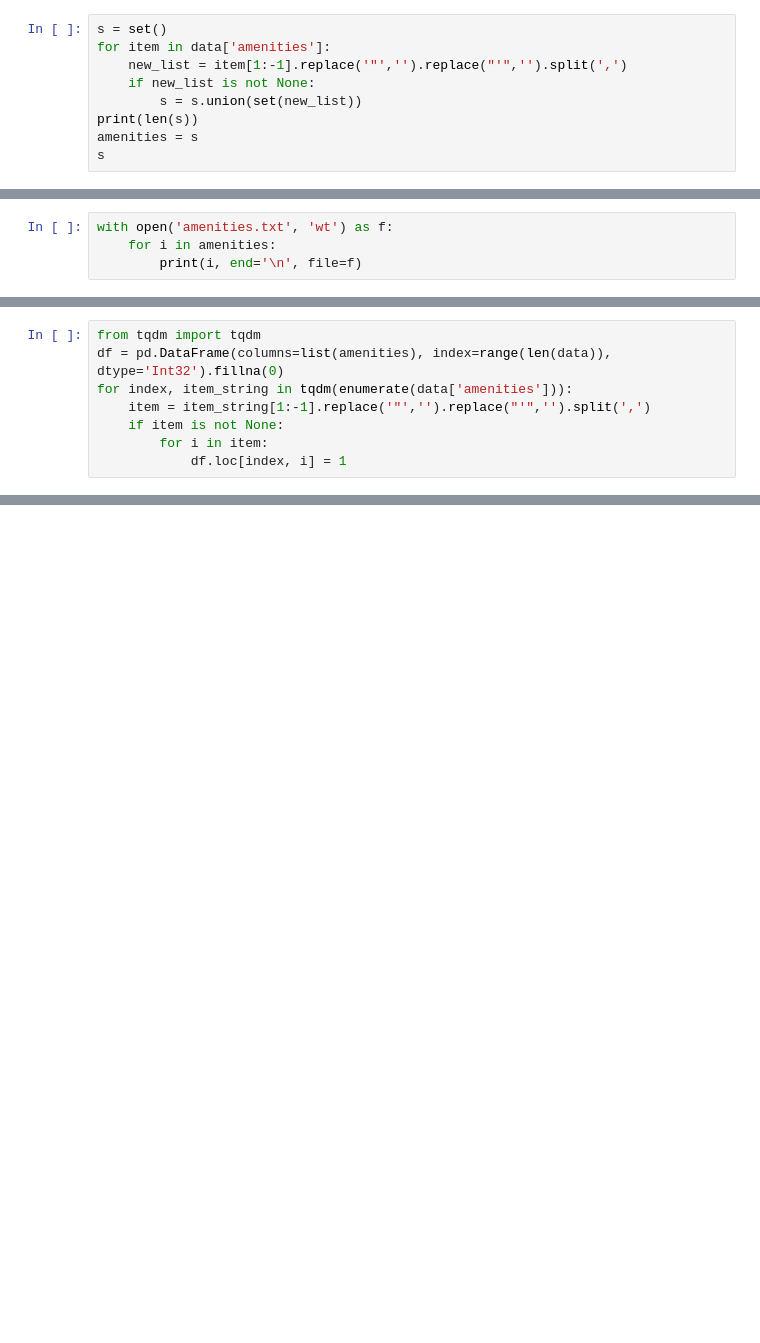
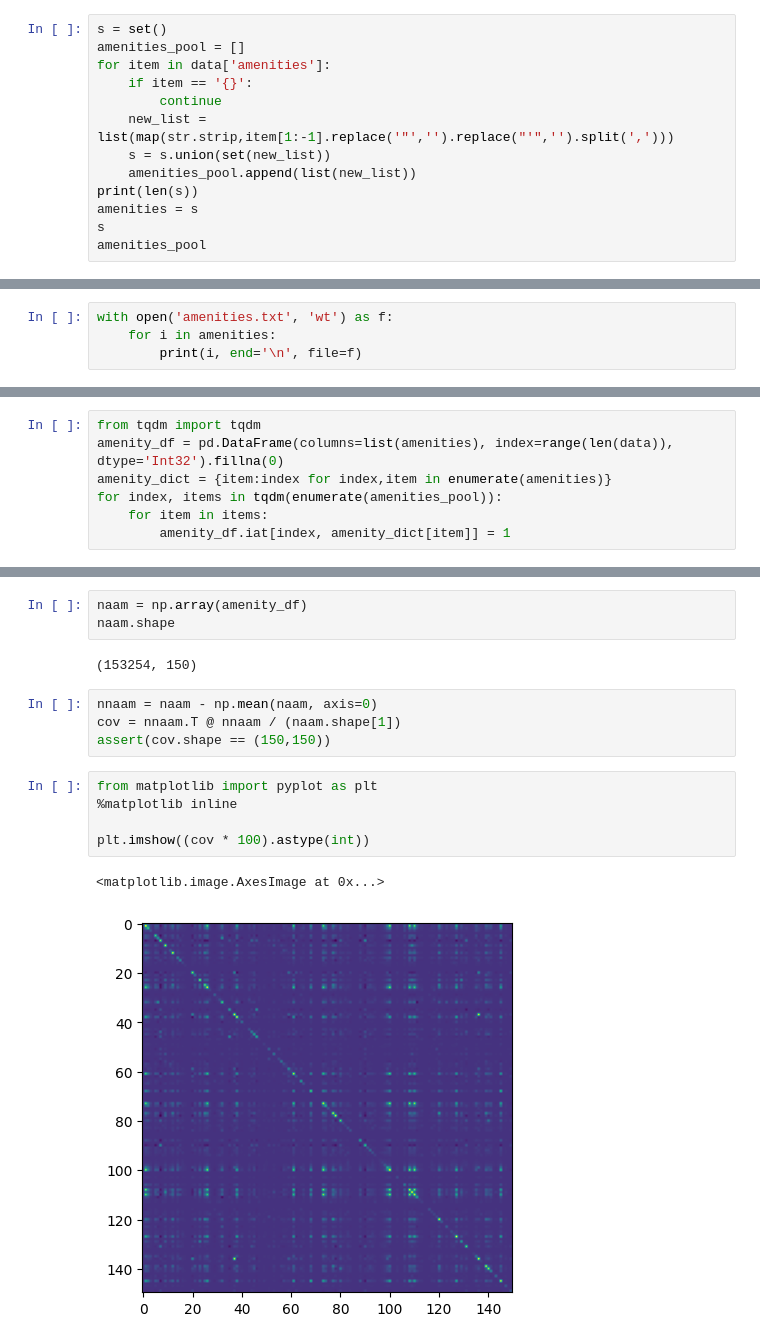
Before and after one commit to whitw/CAUBigdata, a Jupyter notebook: run.ipynb, the cells around one changed output, grey strips where cells are left out. Saved outputs shown, nothing was run; the diff lists cells and outputs as text; blank space fills up the shorter version.

Commit message:
concat amenities to data

```diff
--- a/run.ipynb
+++ b/run.ipynb
@@ -412,11 +412,15 @@ s
  'zhima_selfie'}
 # %%
 s = set()
+amenities_pool = []
 for item in data['amenities']:
-    new_list = item[1:-1].replace('"','').replace("'",'').split(',')
-    if new_list is not None:
-        s = s.union(set(new_list))
+    if item == '{}':
+        continue
+    new_list = list(map(str.strip,item[1:-1].replace('"','').replace("'",'').split(',')))
+    s = s.union(set(new_list))
+    amenities_pool.append(list(new_list))
 print(len(s))
 amenities = s
 s
+amenities_pool
 # %% [output]
@@ -456,8 +460,7 @@ from sklearn.decomposition import PCA
 # %%
 from tqdm import tqdm
-df = pd.DataFrame(columns=list(amenities), index=range(len(data)), dtype='Int32').fillna(0)
-for index, item_string in tqdm(enumerate(data['amenities'])):
-    item = item_string[1:-1].replace('"','').replace("'",'').split(',')
-    if item is not None:
-        for i in item:
-            df.loc[index, i] = 1
+amenity_df = pd.DataFrame(columns=list(amenities), index=range(len(data)), dtype='Int32').fillna(0)
+amenity_dict = {item:index for index,item in enumerate(amenities)}
+for index, items in tqdm(enumerate(amenities_pool)):
+    for item in items:
+        amenity_df.iat[index, amenity_dict[item]] = 1
@@ -494,0 +485,17 @@ Name: amenities, Length: 153254, dtype: object
+# %%
+naam = np.array(amenity_df)
+naam.shape
+# %% [output]
+(153254, 150)
+# %%
+nnaam = naam - np.mean(naam, axis=0)
+cov = nnaam.T @ nnaam / (naam.shape[1])
+assert(cov.shape == (150,150))
+# %%
+from matplotlib import pyplot as plt
+%matplotlib inline
+
+plt.imshow((cov * 100).astype(int))
+# %% [output]
+<matplotlib.image.AxesImage at 0x...>
+[figure, added]
```
Also changed, not shown: parts of 19 cells of this notebook, 1 other file.
